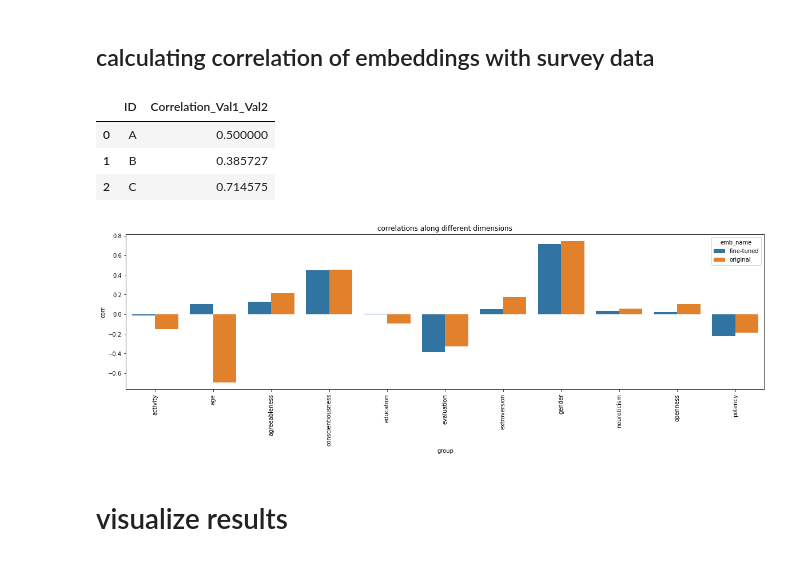
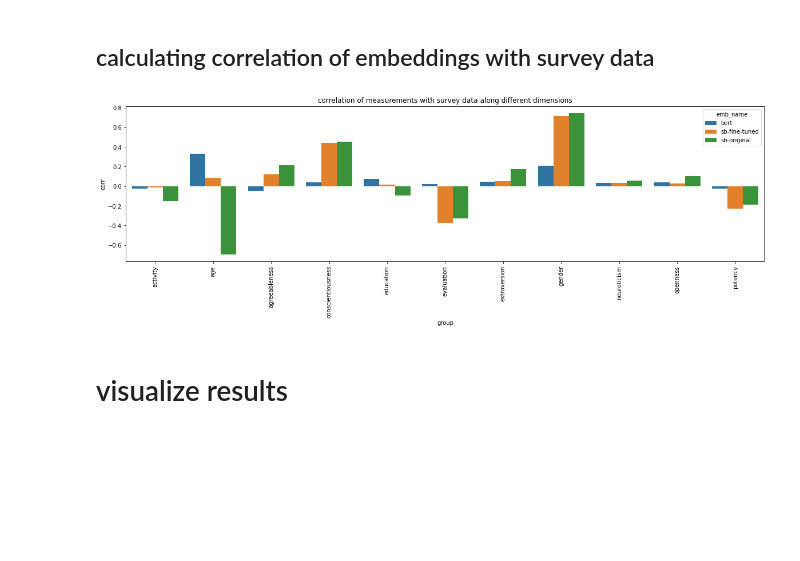
Before and after one commit to navidmdn/identity_embedding, a Jupyter notebook: embedding_interpretation.ipynb, the cells around one changed output. Drawn from its saved outputs; the diff is of its cells as text; code cells hidden in the pictures; blank space fills up the shorter version.

Commit message:
specific identity neighborhood analysis; added more models for analysis

```diff
--- a/embedding_interpretation.ipynb
+++ b/embedding_interpretation.ipynb
@@ -538,3 +539,12 @@ measures.append({
+# %%
+measures.append({
+    "group":
+    "political",
+    "names": ['republican', 'democrat'],
+    "sets": [['republican', 'conservative'], ['democrat', 'democrat']],
+    "is_paired":
+    True
+})
 # %% [markdown]
 ## validating measures
 # %%
@@ -582,3 +622,23 @@ only for models like word2vec
+# %%
+# Run this cell if you want to filter vocab for vocab based embeddings
+
+all_identities = identities.copy()
+for w in all_identities:
+    if w not in all_vocab:
+        identities.remove(w)
+
+for m in measures:
+    i = 0
+    for s in m['sets']:
+        modif_set = []
+        for w in s:
+            if w not in all_vocab:
+                continue
+            else:
+                modif_set.append(w)
+        assert len(modif_set)>0
+        m['sets'][i] = modif_set
+        i += 1
 # %%
 def find_set_of_words(measures, identities):
     words = set()
@@ -671,7 +737,8 @@ def calculate_measures(measures, identities, emb_dict, emb_name,
         paired_sets = []
 
         if measure['is_paired']:
-            s = [(cur_sets[0][i], cur_sets[1][i]) for i in range(len(cur_sets[0]))]
+            min_d = min(len(cur_sets[0]), len(cur_sets[1]))
+            s = [(cur_sets[0][i], cur_sets[1][i]) for i in range(min_d)]
             paired_sets.append(s)
             pair_names.append(measure_name)
         else:
@@ -706,7 +773,7 @@ def calculate_measures(measures, identities, emb_dict, emb_name,
 df = calculate_measures(measures, identities, emb_dict=embedding_dicts[0], emb_name='x')
 # %%
 res_df = None
-for emb_model_name, emb_vocab in zip(['original', 'fine-tuned'], embedding_dicts):
+for emb_model_name, emb_vocab in zip(['sb-original', 'sb-fine-tuned', 'bert'], embedding_dicts):
     for pairwise_func in [ripa_kozlowski_fun, kozlowski_fun]:
         if pairwise_func in [ripa_kozlowski_fun,]:
             cur_df = calculate_measures(measures, identities, emb_vocab, emb_model_name, pairwise_func)
@@ -795,31 +862,26 @@ joined_df.head()
 # %% [markdown]
 ## calculating correlation of embeddings with survey data
-# %%
-corr_df = x.groupby('ID')[['Val1','Val2']].corr().unstack()
-corr_df.columns = ['Correlation_Val1_Val1', 'Correlation_Val1_Val2', 'Correlation_Val2_Val1', 'Correlation_Val2_Val2']
-corr_df = corr_df.reset_index().drop(columns=['Correlation_Val1_Val1', 'Correlation_Val2_Val2', 'Correlation_Val2_Val1'])
-corr_df
-# %% [output]
-|  | ID | Correlation_Val1_Val2 |
-| 0 | A | 0.500000 |
-| 1 | B | 0.385727 |
-| 2 | C | 0.714575 |
 # %%
+import matplotlib.pyplot as plt
+import seaborn as sns
+
+
 corr_df = joined_df.groupby(['group', 'emb_name', 'func'])[['value', 'consensus']].corr().unstack()
 corr_df.columns = ['vv', 'corr', 'cv', 'cc']
 corr_df = corr_df.reset_index().drop(columns=['vv', 'cv', 'cc'])
 
 def visualize_correlations(df, func):
     res = df[(df.func == func)]
     plt.figure(figsize=(20, 5))
     ax = sns.barplot(x="group", y="corr", hue="emb_name", data=res)
     plt.xticks(rotation=90)
-    plt.title(f"correlations along different dimensions")
+    plt.title(f"correlation of measurements with survey data along different dimensions")
     plt.show()
 
-visualize_correlations(corr_df, 'kozlowski_fun')
+
+visualize_correlations(corr_df, 'ripa_kozlowski_fun')
 # %% [output]
-[figure, old version]
+[figure, new version]
 # %% [markdown]
 # visualize results
 # %%
```
Also changed, not shown: parts of 23 cells of this notebook, 1 other file.
